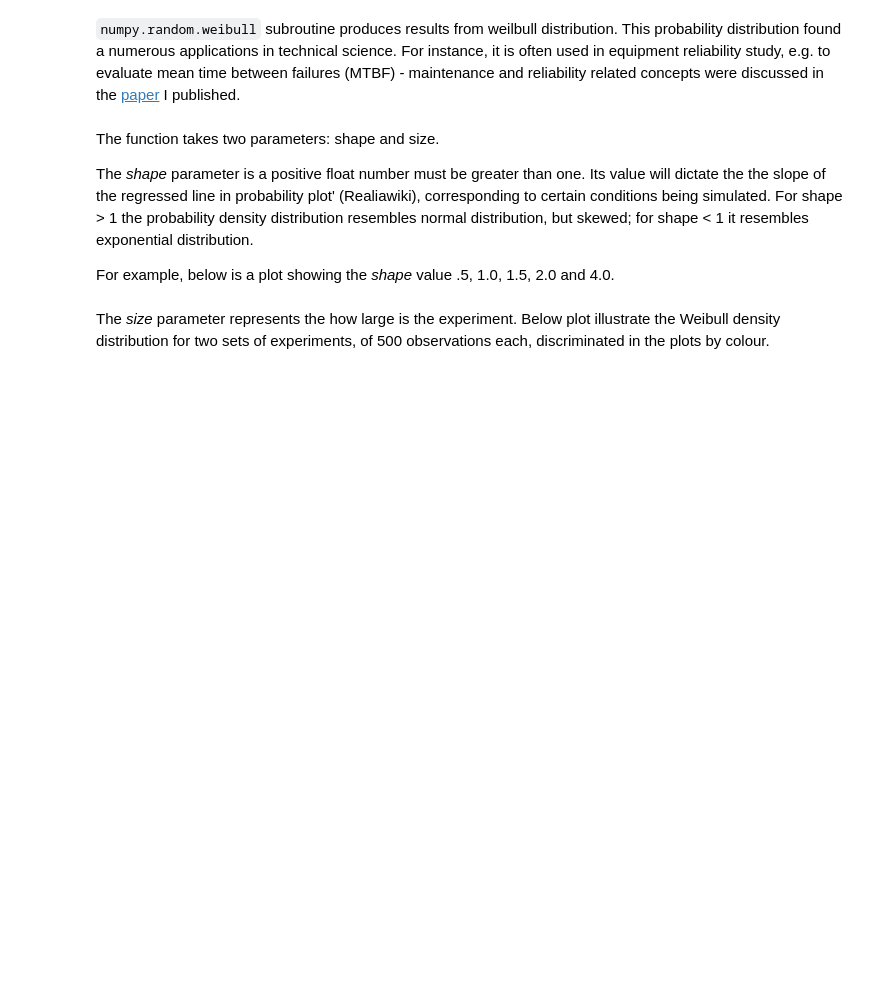
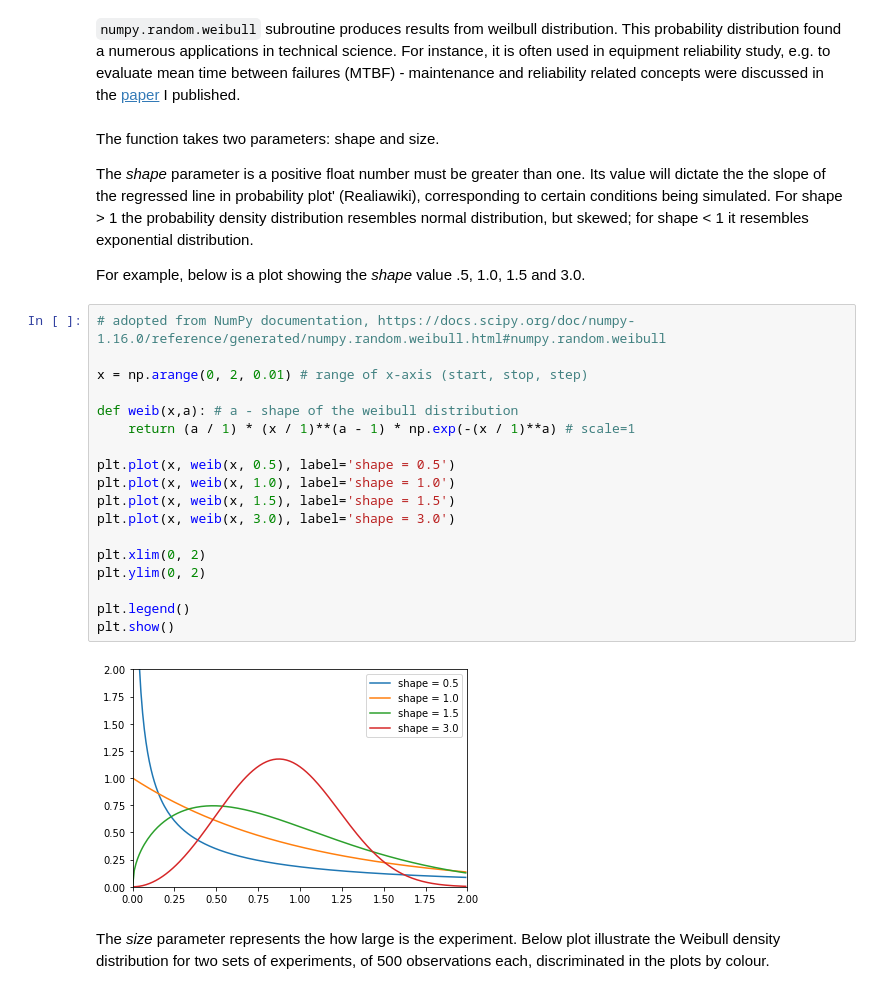
Before and after one commit to andkoc001/fun-with-numpy-random, a Jupyter notebook: exploring-random-numpy.ipynb, the cells around one changed output. Drawn from its saved outputs; the diff is of its cells as text; blank space fills up the shorter version.

Commit message:
Weibull distribution update

```diff
--- a/exploring-random-numpy.ipynb
+++ b/exploring-random-numpy.ipynb
@@ -308,7 +308,27 @@ The _shape_ parameter is a positive float number must be greater than one.
 Its value will dictate the  the slope of the regressed line in probability plot' (Realiawiki), corresponding to certain conditions being simulated. For shape > 1 the probability density distribution resembles normal
 distribution, but skewed; for shape < 1 it resembles exponential distribution.
 
-For example, below is a plot showing the _shape_ value .5, 1.0, 1.5, 2.0 and 4.0.
+For example, below is a plot showing the _shape_ value .5, 1.0, 1.5 and 3.0.
+# %%
+# adopted from NumPy documentation, https://docs.scipy.org/doc/numpy-1.16.0/reference/generated/numpy.random.weibull.html#numpy.random.weibull
+
+x = np.arange(0, 2, 0.01) # range of x-axis (start, stop, step)
+
+def weib(x,a): # a - shape of the weibull distribution
+    return (a / 1) * (x / 1)**(a - 1) * np.exp(-(x / 1)**a) # scale=1
+
+plt.plot(x, weib(x, 0.5), label='shape = 0.5')
+plt.plot(x, weib(x, 1.0), label='shape = 1.0')
+plt.plot(x, weib(x, 1.5), label='shape = 1.5')
+plt.plot(x, weib(x, 3.0), label='shape = 3.0')
+
+plt.xlim(0, 2)
+plt.ylim(0, 2)
+
+plt.legend()
+plt.show()
+# %% [output]
+[figure, added]
 # %% [markdown]
 The _size_ parameter represents the how large is the experiment. Below plot illustrate the Weibull density distribution for two sets of experiments, of 500 observations each, discriminated in the plots by colour.
 # %%
```
